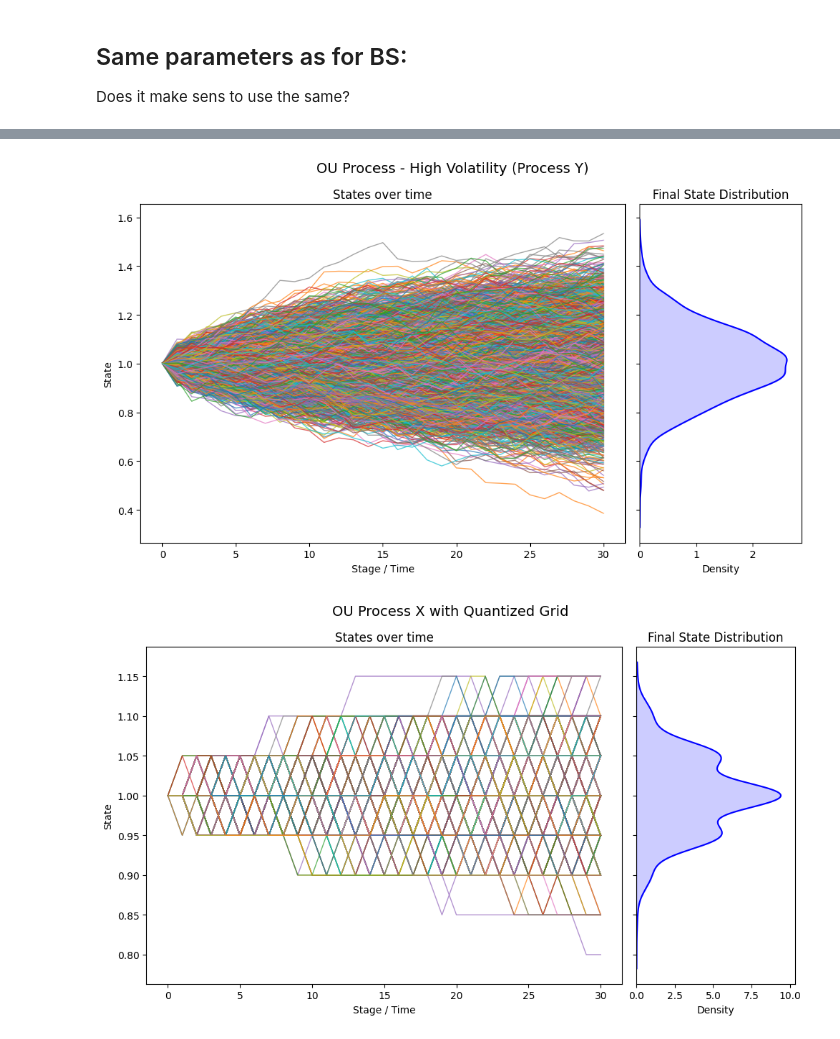
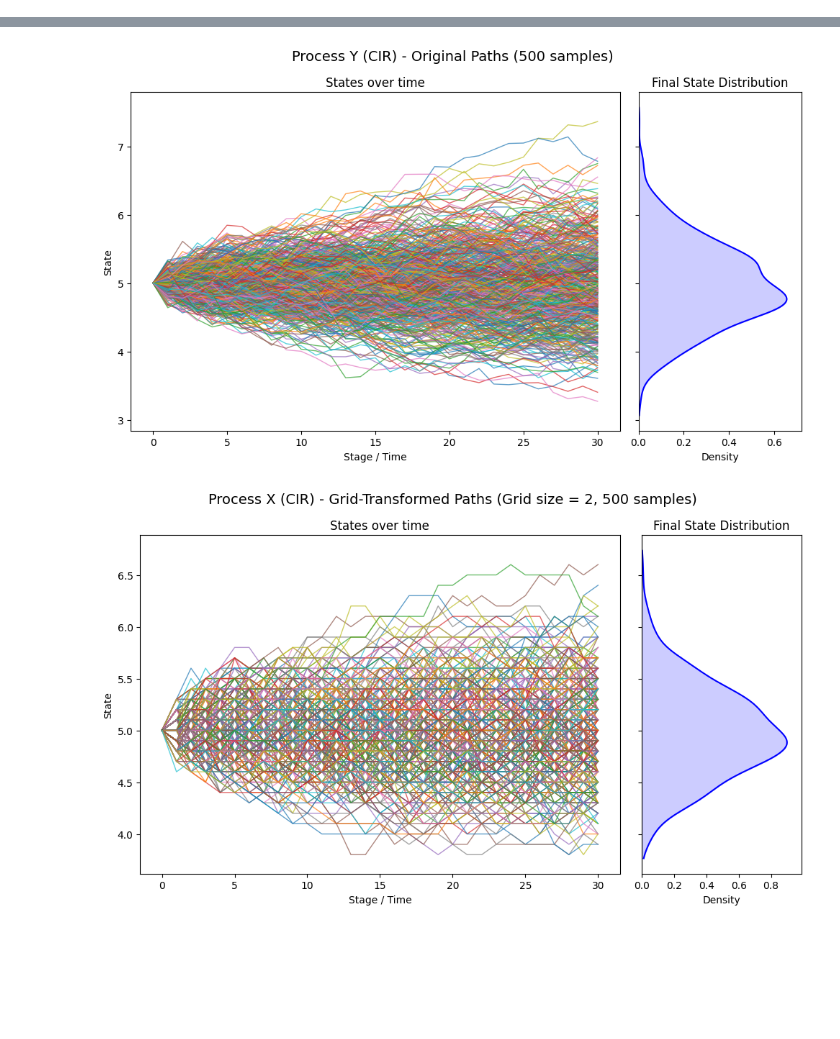
Before and after one commit to rubenbonto/AWD_numerics, a Jupyter notebook: Notebooks/S_OU_experiments.ipynb, the cells around one changed output, grey strips where cells are left out. Drawn from its saved outputs; the diff is of its cells as text; code cells hidden in the pictures; blank space fills up the shorter version.

```diff
--- a/Notebooks/S_OU_experiments.ipynb
+++ b/Notebooks/S_OU_experiments.ipynb
@@ -53,4 +18,0 @@ def ou_simulation(n_sample, T, mu, sigma, dt, seed):
-# %% [markdown]
-## Same parameters as for BS:
-
-Does it make sens to use the same?
@@ -72,50 +39,60 @@ sigma2 = 0.50      # higher volatility
+# %%
+# -------------------------------
+# Visualization of Sample Paths via Trees
+# -------------------------------
+# Option simulation settings for a 1-month period (30 days)
+T = 30             # 30 time steps (days)
+dt = 1 / 365       # each time step represents one day (annualized)
+
+# Parameters for the CIR model:
+# Process X: High mean reversion
+a1 = 10          # high mean reverting speed
+# Process Y: Low mean reversion
+a2 = 0.2           # low mean reverting speed
+b  = 5          # long-term mean rate (for both) in percentage -> 0.05
+sigma = 1        # volatility parameter 0.1 scaled by sqrt 10
+
+n_sample = 500     # number of sample paths for visualization
+seed = 44
 # %%
-# ---------------------------------------------------------------------------
-# Visualizing the Trees for OU Processes
-# ---------------------------------------------------------------------------
+# Simulate CIR processes
+X = cir_simulation(n_sample, T, a1, b, sigma, dt, seed)
+Y = cir_simulation(n_sample, T, a2, b, sigma, dt, seed)
 
-n_sample = 5000
-seed = 44
-
-# Simulate OU processes for both assets
-X = ou_simulation(n_sample, T, mu1, sigma1, dt, seed)
-Y = ou_simulation(n_sample, T, mu2, sigma2, dt, seed)
-
-# Uniform weights for tree building
 iid_weights = np.full(n_sample, 1 / n_sample)
 
-# Build and visualize tree for process X
+# Build and visualize the tree for Process X
 root = build_tree_from_paths(X.T, iid_weights)
 visualize_big_tree(
     root,
     fig_size=(10, 6),
-    title="OU Process - Low Volatility (Process X)",
+    title="Process X (CIR) - Original Paths (500 samples)",
 )
 
-# Build and visualize tree for process Y
+# Build and visualize the tree for Process Y
 root = build_tree_from_paths(Y.T, iid_weights)
 visualize_big_tree(
     root,
     fig_size=(10, 6),
-    title="OU Process - High Volatility (Process Y)",
+    title="Process Y (CIR) - Original Paths (500 samples)",
 )
 
-# Now apply grid quantization
-fixed_grid = 0.05
+# Apply grid quantization for visualization.
+fixed_grid_plot = 0.1  # use same grid size for plotting as in the BS notebook
 
-new_sample_paths, new_weights = uniform_empirical_grid_measure(X.T, fixed_grid, use_weights=True)
+new_sample_paths, new_weights = uniform_empirical_grid_measure(X.T, fixed_grid_plot, use_weights=True)
 root = build_tree_from_paths(new_sample_paths, new_weights)
 visualize_big_tree(
     root,
     fig_size=(10, 6),
-    title="OU Process X with Quantized Grid",
+    title="Process X (CIR) - Grid-Transformed Paths (Grid size = 2, 500 samples)",
 )
 
-new_sample_paths, new_weights = uniform_empirical_grid_measure(Y.T, fixed_grid, use_weights=True)
+new_sample_paths, new_weights = uniform_empirical_grid_measure(Y.T, fixed_grid_plot, use_weights=True)
 root = build_tree_from_paths(new_sample_paths, new_weights)
 visualize_big_tree(
     root,
     fig_size=(10, 6),
-    title="OU Process Y with Quantized Grid",
+    title="Process Y (CIR) - Grid-Transformed Paths (Grid size = 2, 500 samples)",
 )
 # %% [output]
@@ -123,2 +100,2 @@ visualize_big_tree(
-[figure, old version]
+[figure, new version]
-[figure, old version]
+[figure, new version]
```
Also changed, not shown: parts of 9 cells of this notebook, 20 other files.
